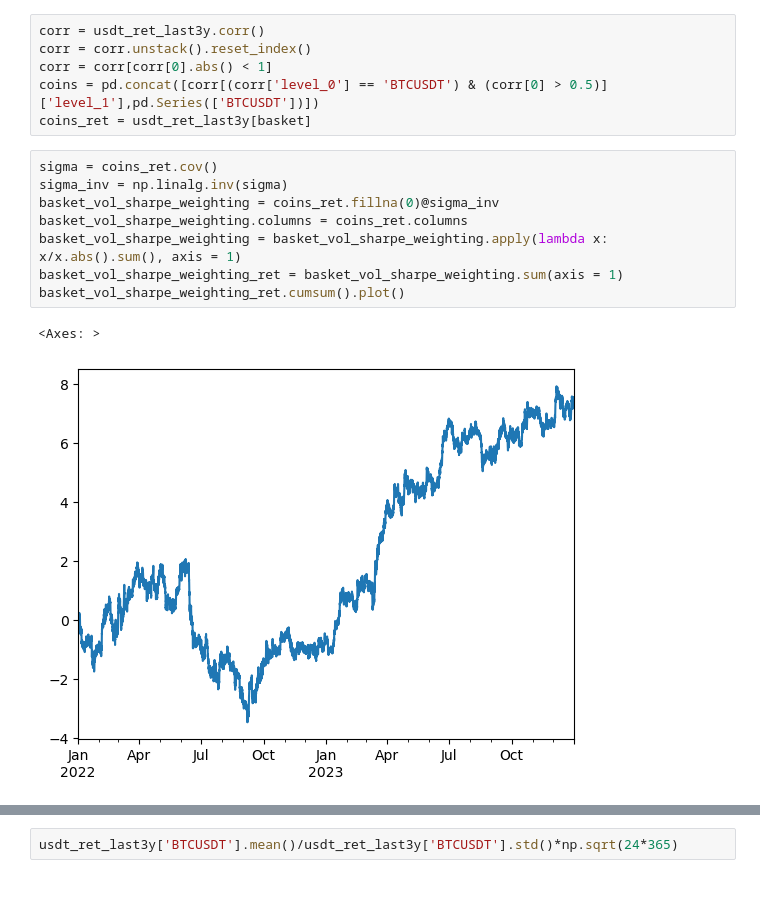
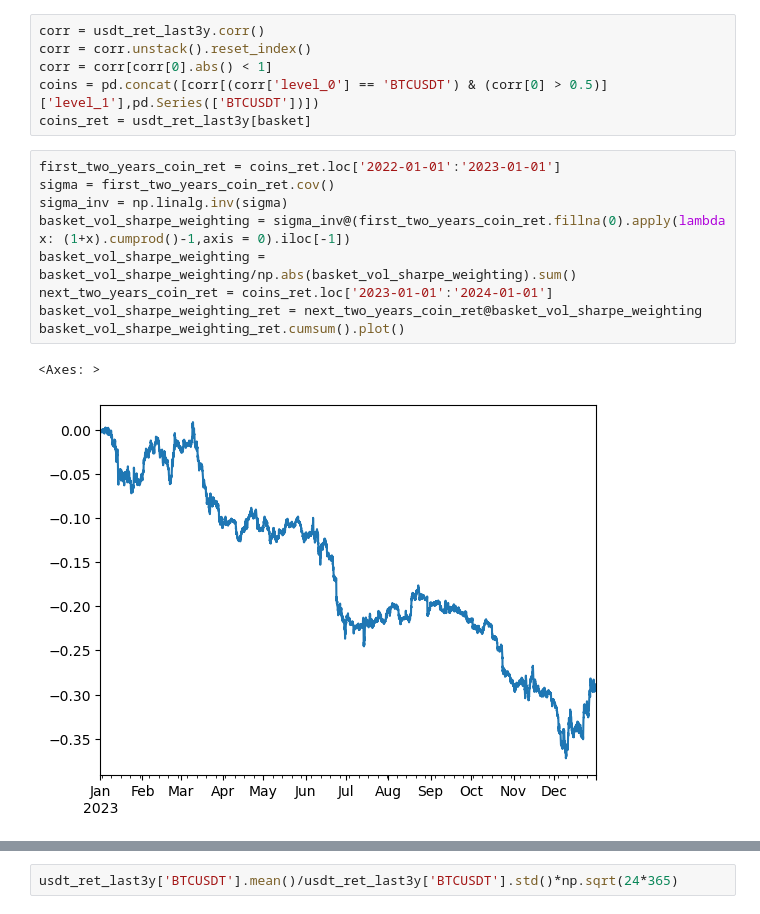
Before and after one commit to jofu-tofu/Trading-Bot, a Jupyter notebook: BTC 0.5 Basket Testing.ipynb, the cells around one changed output, grey strips where cells are left out. Cells and saved outputs as stored; diff of their text form.

```diff
--- a/BTC 0.5 Basket Testing.ipynb
+++ b/BTC 0.5 Basket Testing.ipynb
@@ -195,17 +211,18 @@ corr = corr.unstack().reset_index()
 corr = corr[corr[0].abs() < 1]
 coins = pd.concat([corr[(corr['level_0'] == 'BTCUSDT') & (corr[0] > 0.5)]['level_1'],pd.Series(['BTCUSDT'])])
 coins_ret = usdt_ret_last3y[basket]
-# %%
-sigma = coins_ret.cov()
-sigma_inv = np.linalg.inv(sigma)
-basket_vol_sharpe_weighting = coins_ret.fillna(0)@sigma_inv
-basket_vol_sharpe_weighting.columns = coins_ret.columns
-basket_vol_sharpe_weighting = basket_vol_sharpe_weighting.apply(lambda x: x/x.abs().sum(), axis = 1)
-basket_vol_sharpe_weighting_ret = basket_vol_sharpe_weighting.sum(axis = 1)
-basket_vol_sharpe_weighting_ret.cumsum().plot()
-# %% [output]
-<Axes: >
-[figure, removed]
+# %%
+first_two_years_coin_ret = coins_ret.loc['2022-01-01':'2023-01-01']
+sigma = first_two_years_coin_ret.cov()
+sigma_inv = np.linalg.inv(sigma)
+basket_vol_sharpe_weighting = sigma_inv@(first_two_years_coin_ret.fillna(0).apply(lambda x: (1+x).cumprod()-1,axis = 0).iloc[-1])
+basket_vol_sharpe_weighting = basket_vol_sharpe_weighting/np.abs(basket_vol_sharpe_weighting).sum()
+next_two_years_coin_ret = coins_ret.loc['2023-01-01':'2024-01-01']
+basket_vol_sharpe_weighting_ret = next_two_years_coin_ret@basket_vol_sharpe_weighting
+basket_vol_sharpe_weighting_ret.cumsum().plot()
+# %% [output]
+<Axes: >
+[figure, added]
 # %%
 basket_vol_sharpe_weighting_ret.mean()/basket_vol_sharpe_weighting_ret.std()*np.sqrt(24*365)
 # %% [output]
```
Also changed, not shown: parts of 14 cells of this notebook, 1 other file.
